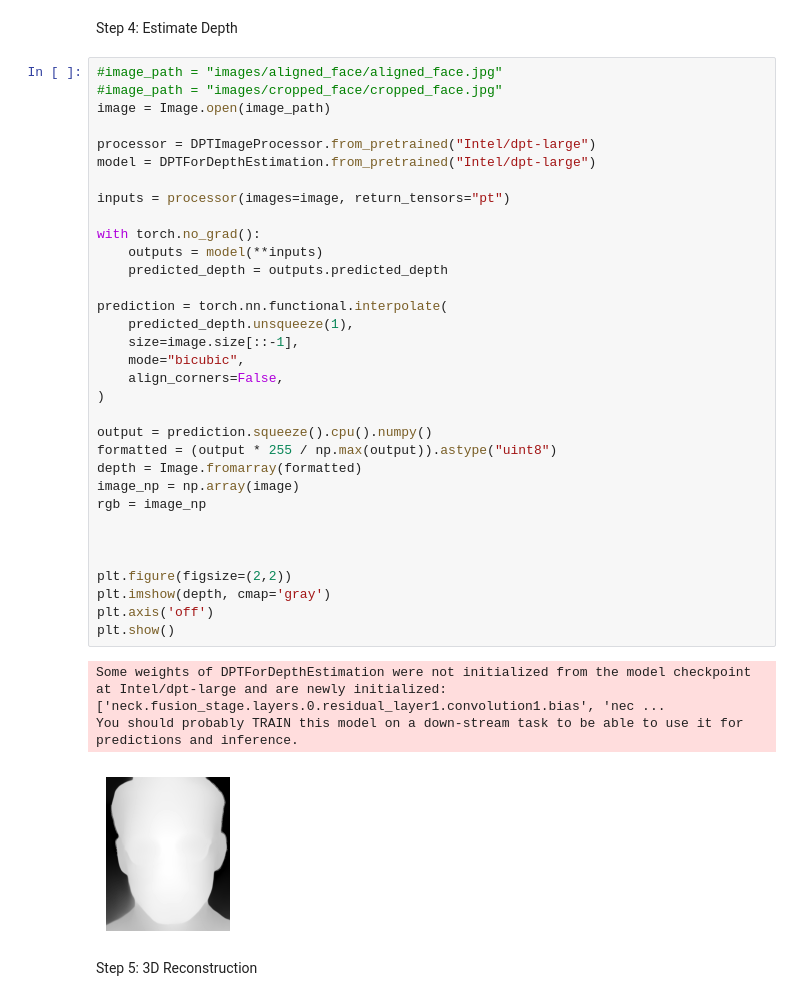
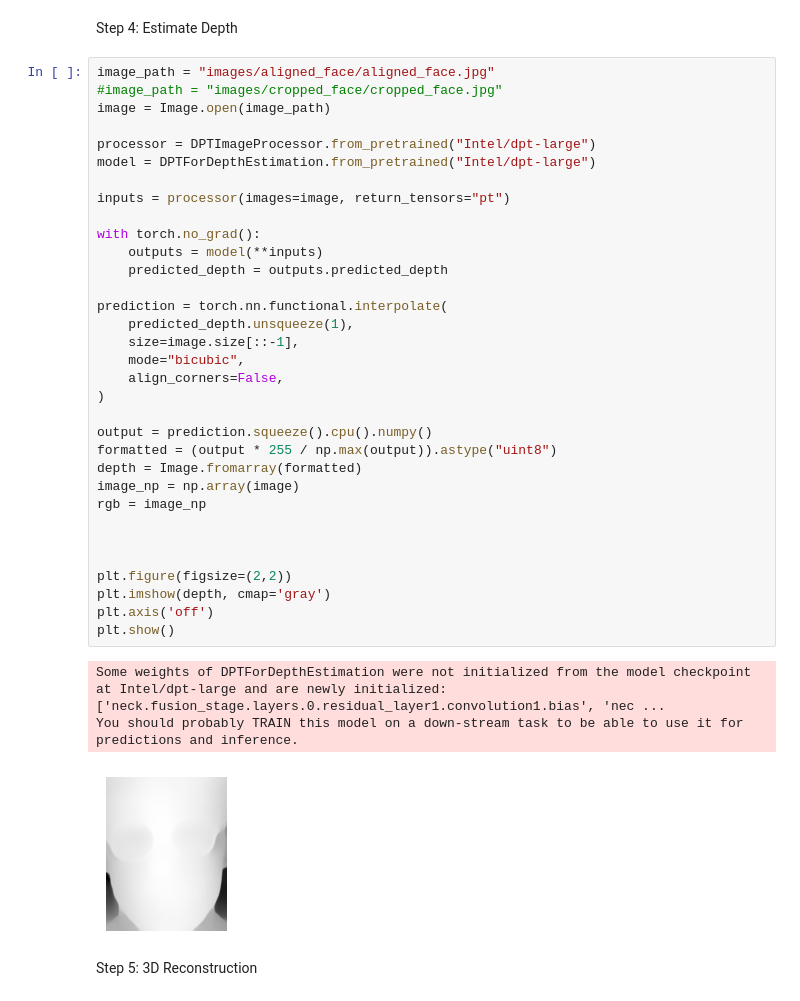
Before and after one commit to li812/3D-Face-Recontructor, a Jupyter notebook: main.ipynb, the cells around one changed output. Drawn from its saved outputs; the diff is of its cells as text.

```diff
--- a/main.ipynb
+++ b/main.ipynb
@@ -97,7 +104,7 @@ Cropped face saved at: images/cropped_face/cropped_face.jpg
 # %% [markdown]
 Step 4: Estimate Depth
 # %%
-#image_path = "images/aligned_face/aligned_face.jpg"
+image_path = "images/aligned_face/aligned_face.jpg"
 #image_path = "images/cropped_face/cropped_face.jpg"
 image = Image.open(image_path)
 
@@ -105,34 +112,34 @@ processor = DPTImageProcessor.from_pretrained("Intel/dpt-large")
 model = DPTForDepthEstimation.from_pretrained("Intel/dpt-large")
 
 inputs = processor(images=image, return_tensors="pt")
 
 with torch.no_grad():
     outputs = model(**inputs)
     predicted_depth = outputs.predicted_depth
 
 prediction = torch.nn.functional.interpolate(
     predicted_depth.unsqueeze(1),
     size=image.size[::-1],
     mode="bicubic",
     align_corners=False,
 )
 
 output = prediction.squeeze().cpu().numpy()
 formatted = (output * 255 / np.max(output)).astype("uint8")
 depth = Image.fromarray(formatted)
 image_np = np.array(image)
 rgb = image_np
 
 
 
 plt.figure(figsize=(2,2))
 plt.imshow(depth, cmap='gray')
 plt.axis('off')
 plt.show()
 # %% [output]
 Some weights of DPTForDepthEstimation were not initialized from the model checkpoint at Intel/dpt-large and are newly initialized: ['neck.fusion_stage.layers.0.residual_layer1.convolution1.bias', 'nec ...
 You should probably TRAIN this model on a down-stream task to be able to use it for predictions and inference.
-[figure, old version]
+[figure, new version]
 # %% [markdown]
 Step 5: 3D Reconstruction
 # %%
```
Also changed, not shown: parts of 4 cells of this notebook, 2 other files.
